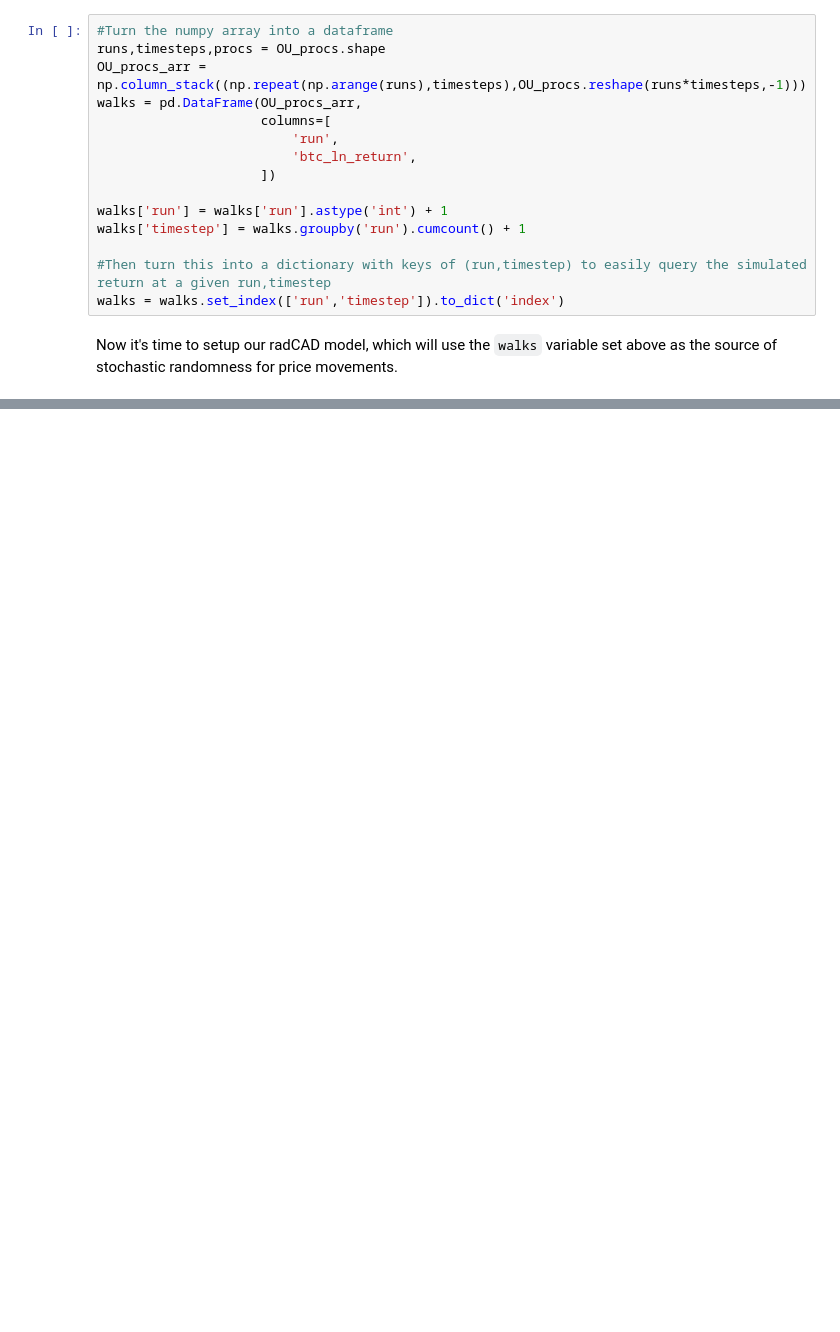
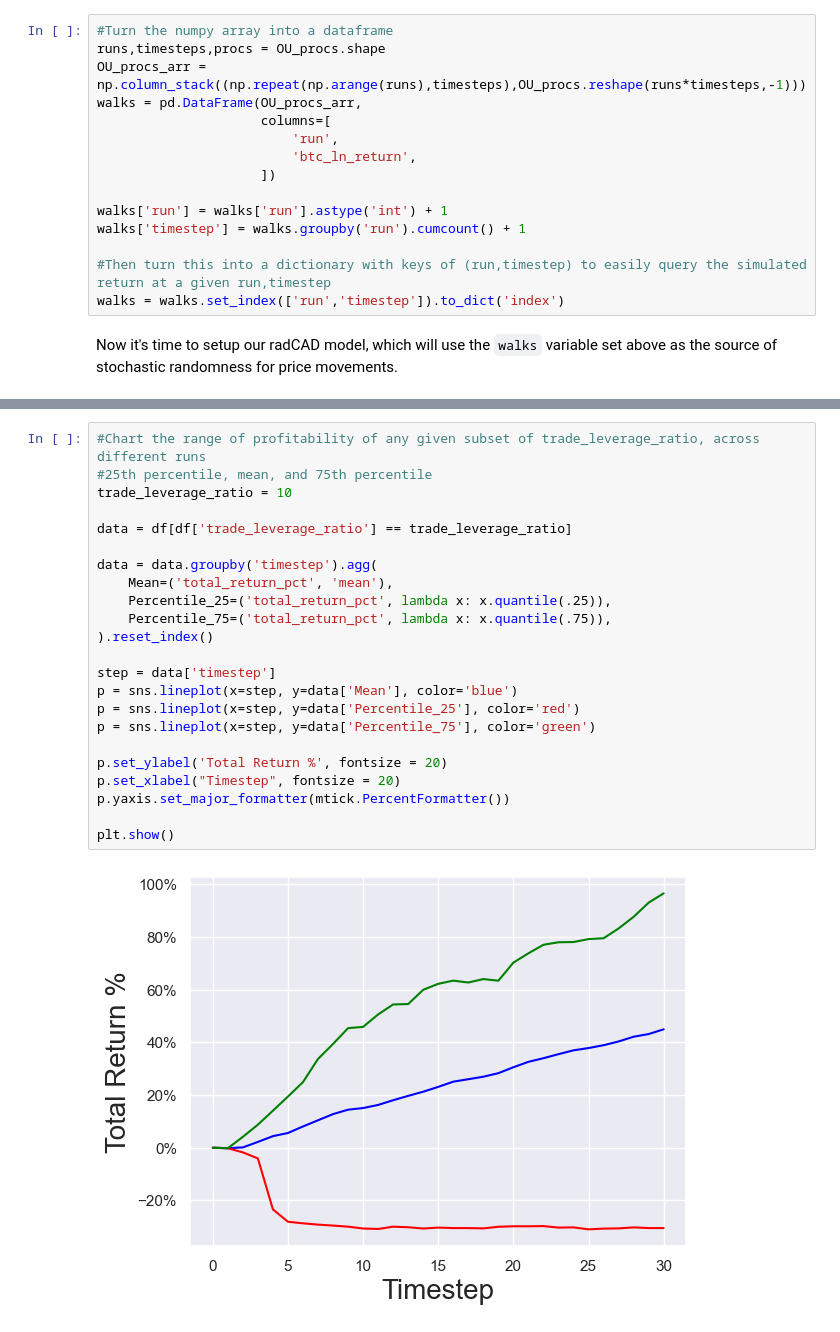
Before and after one commit to mattyTokenomics/brownian_motion_generator, a Jupyter notebook: radCAD_trading_liquidation_tutorial.ipynb, the cells around one changed output, grey strips where cells are left out. Drawn from its saved outputs; the diff is of its cells as text; blank space fills up the shorter version.

```diff
--- a/radCAD_trading_liquidation_tutorial.ipynb
+++ b/radCAD_trading_liquidation_tutorial.ipynb
@@ -201,0 +274,25 @@ df
+# %%
+#Chart the range of profitability of any given subset of trade_leverage_ratio, across different runs
+#25th percentile, mean, and 75th percentile
+trade_leverage_ratio = 10
+
+data = df[df['trade_leverage_ratio'] == trade_leverage_ratio]
+
+data = data.groupby('timestep').agg(
+    Mean=('total_return_pct', 'mean'),
+    Percentile_25=('total_return_pct', lambda x: x.quantile(.25)),
+    Percentile_75=('total_return_pct', lambda x: x.quantile(.75)),
+).reset_index()
+
+step = data['timestep']
+p = sns.lineplot(x=step, y=data['Mean'], color='blue')
+p = sns.lineplot(x=step, y=data['Percentile_25'], color='red')
+p = sns.lineplot(x=step, y=data['Percentile_75'], color='green')
+
+p.set_ylabel('Total Return %', fontsize = 20)
+p.set_xlabel("Timestep", fontsize = 20)
+p.yaxis.set_major_formatter(mtick.PercentFormatter())
+
+plt.show()
+# %% [output]
+[figure, added]
```
Also changed, not shown: parts of 9 cells of this notebook, 1 other file.
